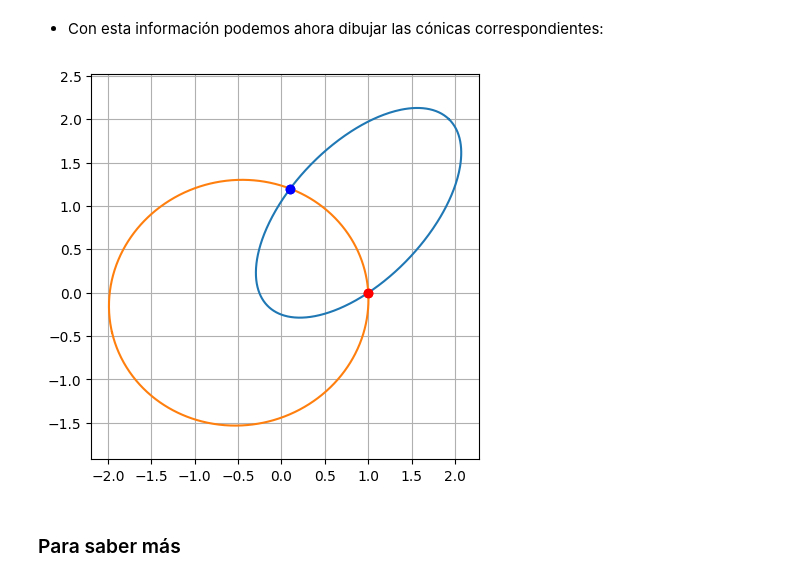
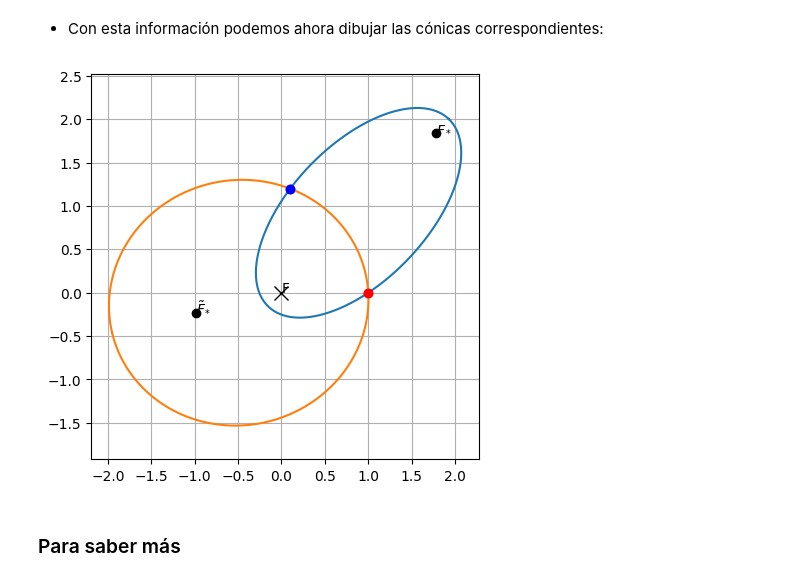
Before and after one commit to seap-udea/notas-astrodyn, a Jupyter notebook: Clase-03-astrodyn-problema_lambert_1.ipynb, the cells around one changed output. Cells and saved outputs as stored; diff of their text form; code cells hidden in the pictures.

Commit message:
Clase 3 ubicación focos

```diff
--- a/Clase-03-astrodyn-problema_lambert_1.ipynb
+++ b/Clase-03-astrodyn-problema_lambert_1.ipynb
@@ -400,19 +400,30 @@ Semilatus recti de las elipses encontradas: 0.4077381382794063 1.328922761357311
 # %%
 fig = plt.figure(figsize=(5,5))
 ax = fig.add_subplot(111)
 
+# Dibuja posición de los focos vacantes encontrados
+ax.plot(0,0,'kx',ms=10)
+ax.text(0,0,'F')
+
+ax.plot(Fsx,Fsy,'ko')
+ax.text(Fsx,Fsy,r'$F_*$',color='k')
+
+ax.plot(Ftx,Fty,'ko')
+ax.text(Ftx,Fty,r'$\tilde F_{*}$',color='k')
+
+# Dibuja las cónicas
 dibuja_conica(ax,es,ps,ws*radianes)
 ax.plot(P1[0],P1[1],'ro')
 ax.plot(P2[0],P2[1],'bo')
 
 dibuja_conica(ax,et,pt,wt*radianes)
 ax.plot(P1[0],P1[1],'ro')
 ax.plot(P2[0],P2[1],'bo')
 
 ax.axis('equal')
 ax.grid()
 # %% [output]
-[figure, old version]
+[figure, new version]
 # %% [markdown]
 ### Para saber más
 # %% [markdown]
```
